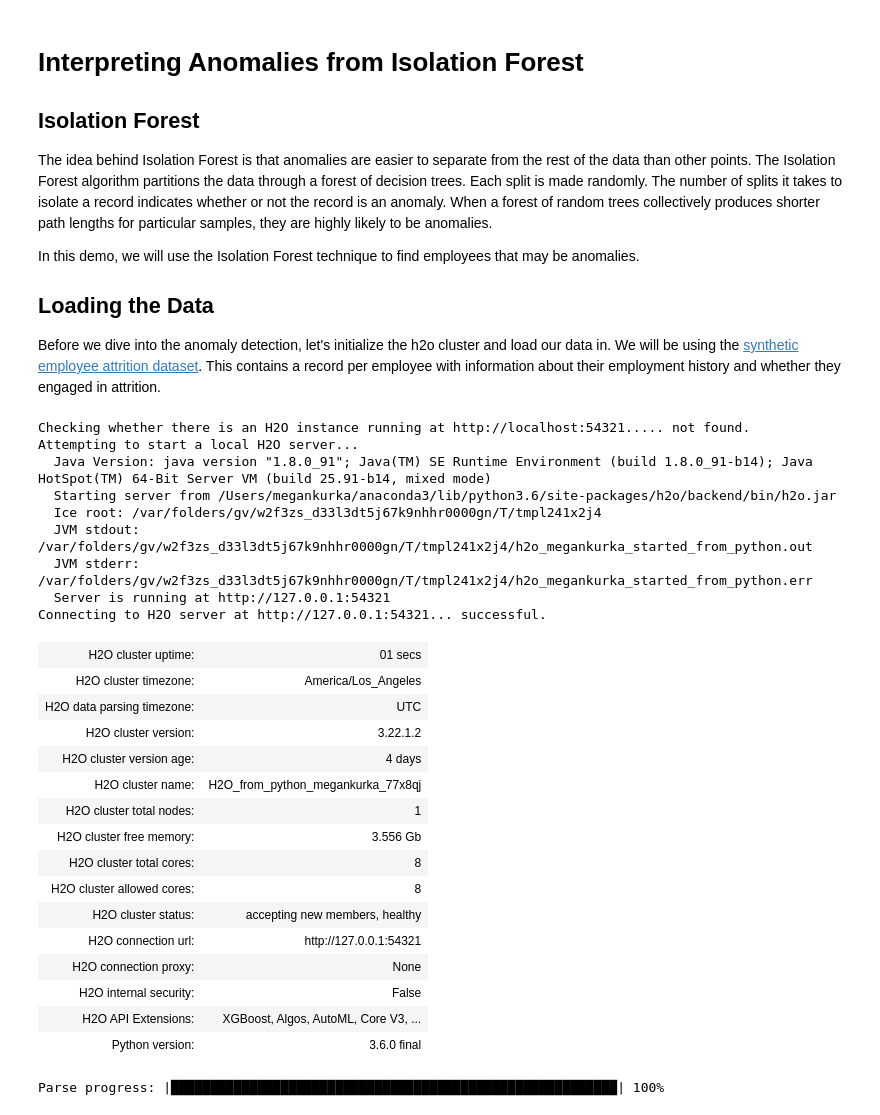
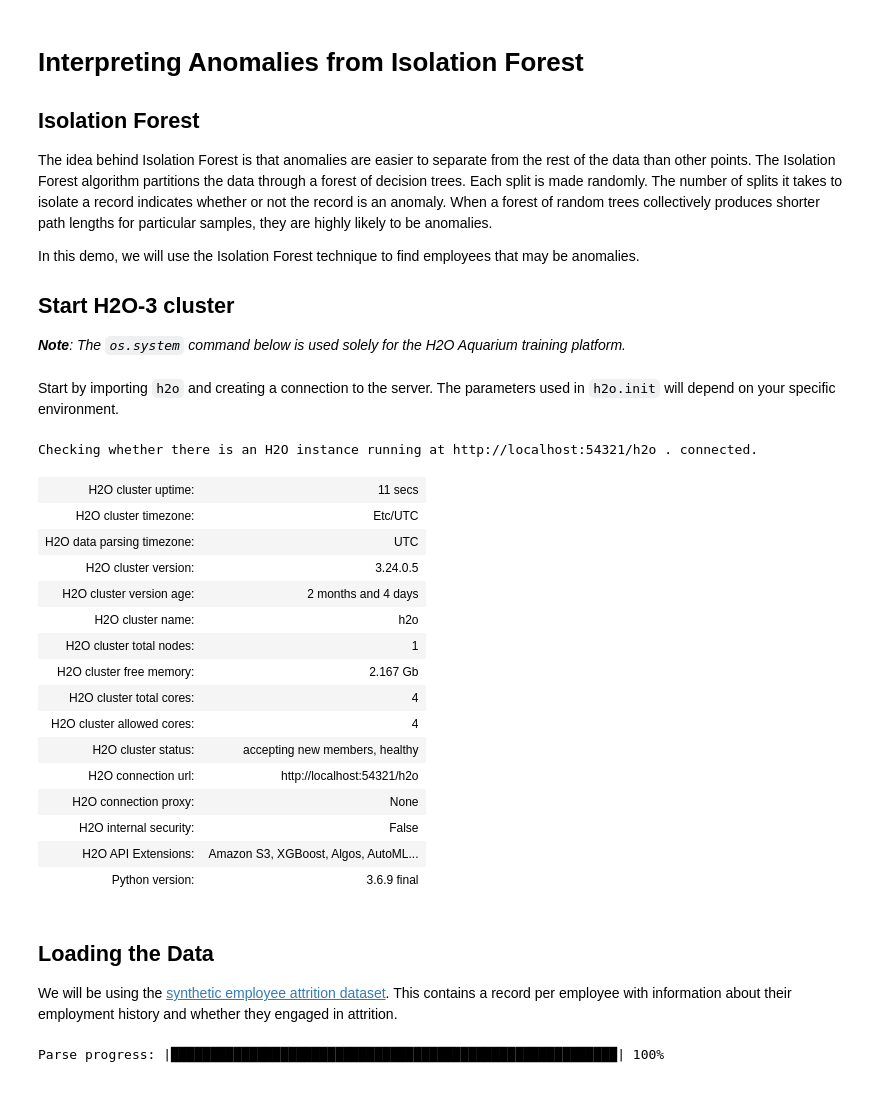
Before and after one commit to davidwhiting/aquarium_h2o3_sw, a Jupyter notebook: contents/develop/staging/isolation-forest/interpreting_isolation-forest.ipynb, the cells around one changed output. Saved outputs shown, nothing was run; the diff lists cells and outputs as text; code cells hidden in the pictures.

```diff
--- a/contents/develop/staging/isolation-forest/interpreting_isolation-forest.ipynb
+++ b/contents/develop/staging/isolation-forest/interpreting_isolation-forest.ipynb
@@ -8,7 +8,5 @@ The idea behind Isolation Forest is that anomalies are easier to separate from t
 
 In this demo, we will use the Isolation Forest technique to find employees that may be anomalies.
 
-
-## Loading the Data
-
-Before we dive into the anomaly detection, let's initialize the h2o cluster and load our data in. We will be using the [synthetic employee attrition dataset](https://www.ibm.com/communities/analytics/watson-analytics-blog/hr-employee-attrition/). This contains a record per employee with information about their employment history and whether they engaged in attrition.
+## Start H2O-3 cluster
+_**Note**: The `os.system` command below is used solely for the H2O Aquarium training platform._
@@ -15,32 +17,30 @@ Before we dive into the anomaly detection, let's initialize the h2o cluster and
+# %% [markdown]
+Start by importing `h2o` and creating a connection to the server. The parameters used in `h2o.init` will depend on your specific environment.
 # %%
 import h2o
-h2o.init()
+h2o.init(url='http://localhost:54321/h2o')
 # %% [output]
-Checking whether there is an H2O instance running at http://localhost:54321..... not found.
-Attempting to start a local H2O server...
-  Java Version: java version "1.8.0_91"; Java(TM) SE Runtime Environment (build 1.8.0_91-b14); Java HotSpot(TM) 64-Bit Server VM (build 25.91-b14, mixed mode)
-  Starting server from /Users/megankurka/anaconda3/lib/python3.6/site-packages/h2o/backend/bin/h2o.jar
-  Ice root: /var/folders/gv/w2f3zs_d33l3dt5j67k9nhhr0000gn/T/tmpl241x2j4
-  JVM stdout: /var/folders/gv/w2f3zs_d33l3dt5j67k9nhhr0000gn/T/tmpl241x2j4/h2o_megankurka_started_from_python.out
-  JVM stderr: /var/folders/gv/w2f3zs_d33l3dt5j67k9nhhr0000gn/T/tmpl241x2j4/h2o_megankurka_started_from_python.err
-  Server is running at http://127.0.0.1:54321
-Connecting to H2O server at http://127.0.0.1:54321... successful.
+Checking whether there is an H2O instance running at http://localhost:54321/h2o . connected.
-| H2O cluster uptime: | 01 secs |
-| H2O cluster timezone: | America/Los_Angeles |
+| H2O cluster uptime: | 11 secs |
+| H2O cluster timezone: | Etc/UTC |
 | H2O data parsing timezone: | UTC |
-| H2O cluster version: | 3.22.1.2 |
-| H2O cluster version age: | 4 days |
-| H2O cluster name: | H2O_from_python_megankurka_77x8qj |
+| H2O cluster version: | 3.24.0.5 |
+| H2O cluster version age: | 2 months and 4 days |
+| H2O cluster name: | h2o |
 | H2O cluster total nodes: | 1 |
-| H2O cluster free memory: | 3.556 Gb |
-| H2O cluster total cores: | 8 |
-| H2O cluster allowed cores: | 8 |
+| H2O cluster free memory: | 2.167 Gb |
+| H2O cluster total cores: | 4 |
+| H2O cluster allowed cores: | 4 |
 | H2O cluster status: | accepting new members, healthy |
-| H2O connection url: | http://127.0.0.1:54321 |
+| H2O connection url: | http://localhost:54321/h2o |
 | H2O connection proxy: | None |
 | H2O internal security: | False |
-| H2O API Extensions: | XGBoost, Algos, AutoML, Core V3, ... |
-| Python version: | 3.6.0 final |
+| H2O API Extensions: | Amazon S3, XGBoost, Algos, AutoML... |
+| Python version: | 3.6.9 final |
+# %% [markdown]
+## Loading the Data
+
+We will be using the [synthetic employee attrition dataset](https://www.ibm.com/communities/analytics/watson-analytics-blog/hr-employee-attrition/). This contains a record per employee with information about their employment history and whether they engaged in attrition.
 # %%
 employee_data = h2o.import_file("/home/h2o/data/employee_attrition/WA_HR-Employee-Attrition.csv")
 # %% [output]
```
Also changed, not shown: parts of 3 cells of this notebook.
